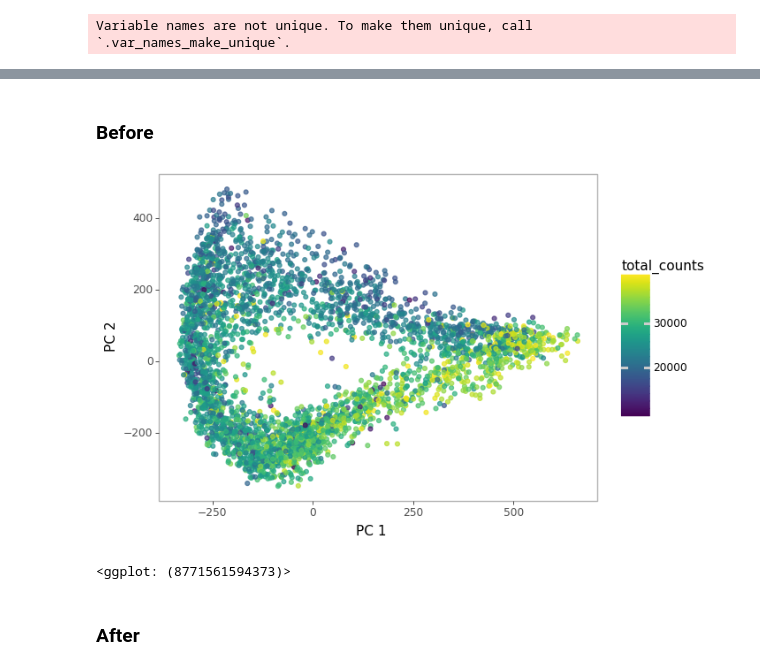
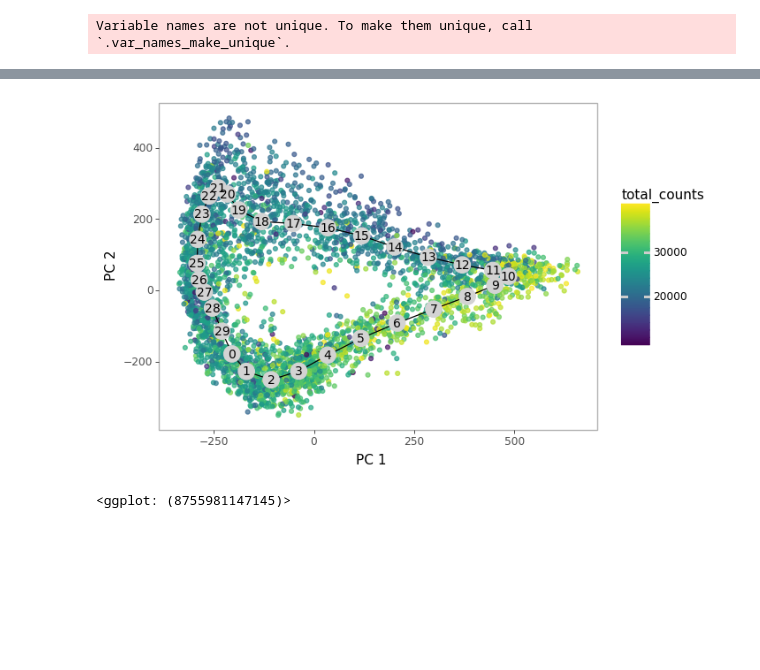
Before and after one commit to csgroen/scycle_notebooks, a Jupyter notebook: NormalizeByPartition_test.ipynb, the cells around one changed output, grey strips where cells are left out. Drawn from its saved outputs; the diff is of its cells as text; code cells hidden in the pictures; blank space fills up the shorter version.

```diff
--- a/NormalizeByPartition_test.ipynb
+++ b/NormalizeByPartition_test.ipynb
@@ -181,9 +174,6 @@ BARCODE ENERGY  NNODES  NEDGES  NRIBS   NSTARS  NRAYS   NRAYS2  MSE     MSEP
-# %% [markdown]
-### Before
 # %%
-cc.pl.scatter_projection(sces)
+#-- Before renormalization:
+cc.pl.scatter_projection(sces, trajectory = True)
 # %% [output]
-[figure, old version]
+[figure, new version]
-<ggplot: (8771561594373)>
+<ggplot: (8755981147145)>
-# %% [markdown]
-### After
```
Also changed, not shown: parts of 16 cells of this notebook.
